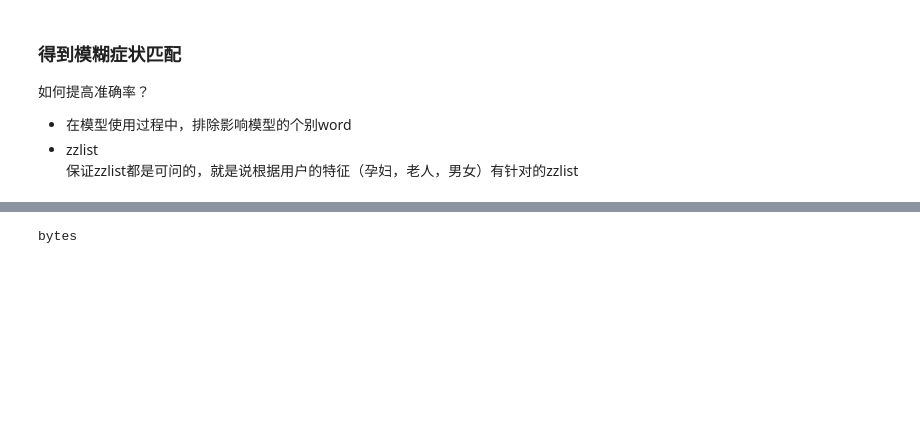
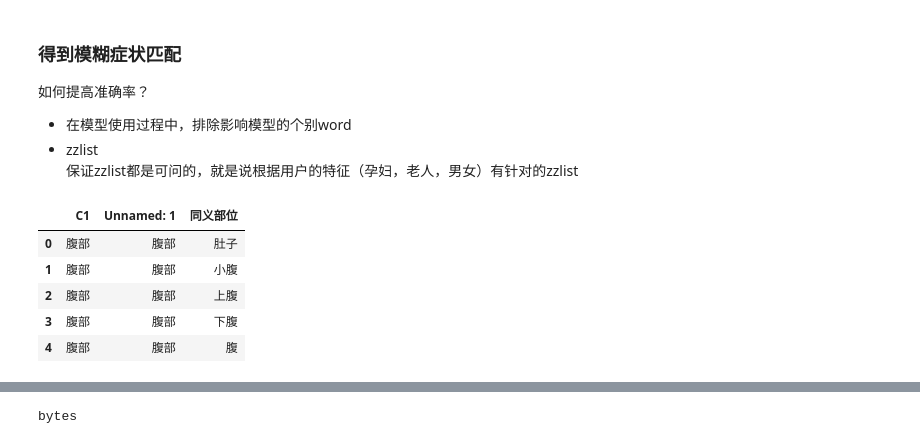
Before and after one commit to mayi140611/crawl, a Jupyter notebook: requestProj/39jiankang/模糊症状匹配.ipynb, the cells around one changed output, grey strips where cells are left out. Saved outputs shown, nothing was run; the diff lists cells and outputs as text; code cells hidden in the pictures; blank space fills up the shorter version.

```diff
--- a/requestProj/39jiankang/模糊症状匹配.ipynb
+++ b/requestProj/39jiankang/模糊症状匹配.ipynb
@@ -214,8 +249,15 @@ get_zzs_by_word2vec('我经常失眠',zzlist)
 # %%
 import pandas as pd
 # %%
-df = pd.read_csv('/home/ian/code/data/daozhen/部位同义词.csv')
+df = pd.read_excel('/home/ian/code/data/daozhen/部位同义词0828.xlsx')
 df.head()
+# %% [output]
+|  | C1 | Unnamed: 1 | 同义部位 |
+| 0 | 腹部 | 腹部 | 肚子 |
+| 1 | 腹部 | 腹部 | 小腹 |
+| 2 | 腹部 | 腹部 | 上腹 |
+| 3 | 腹部 | 腹部 | 下腹 |
+| 4 | 腹部 | 腹部 | 腹 |
 # %%
 df['部位长度'] = df.apply(lambda x: len(x[2]),1)
 # %%
```
Also changed, not shown: parts of 13 cells of this notebook, 6 other files.
